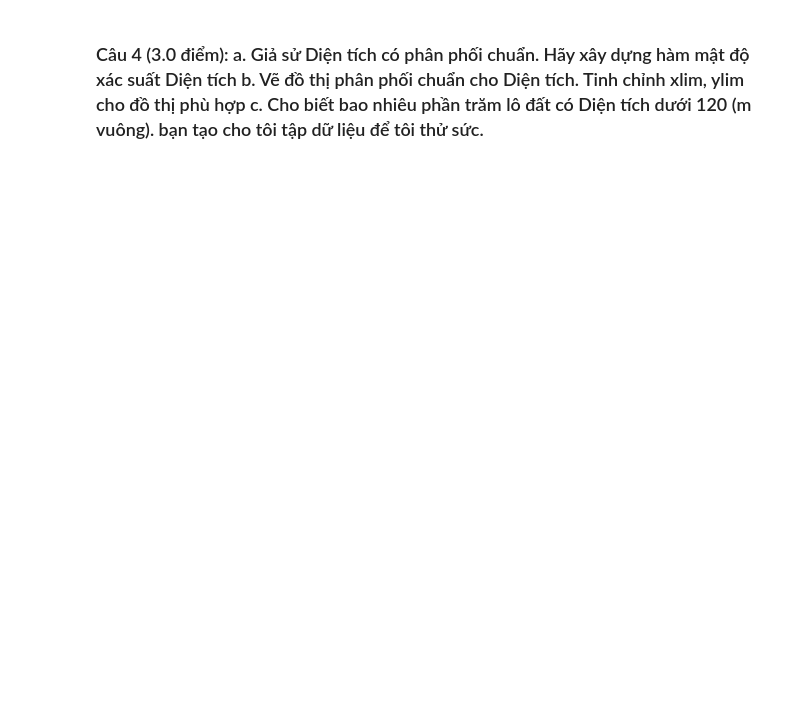
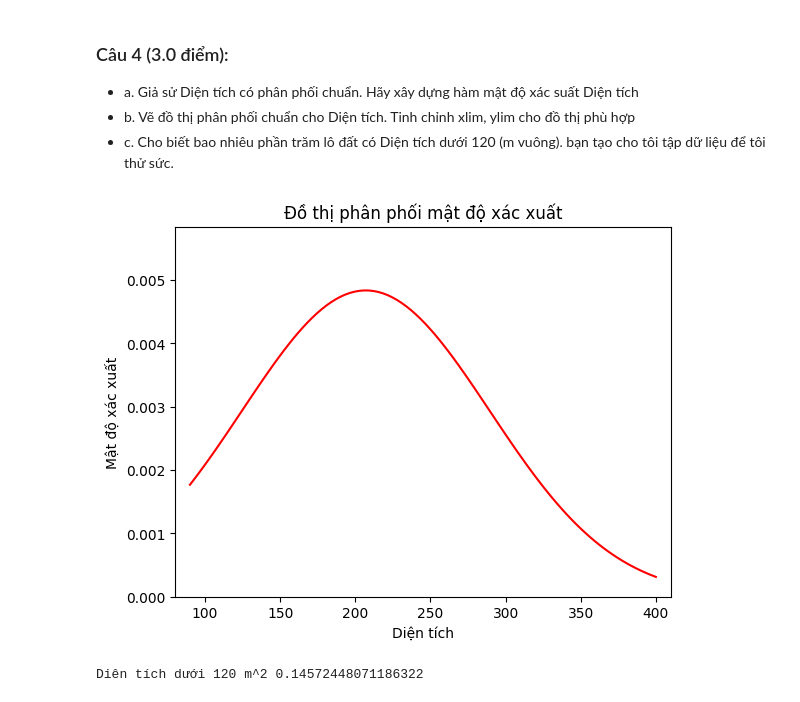
Before and after one commit to sjsjsmsmsj/TKMT, a Jupyter notebook: OnThiGiuaKi/De1/TuLam.ipynb, the cells around one changed output. Saved outputs shown, nothing was run; the diff lists cells and outputs as text; code cells hidden in the pictures; blank space fills up the shorter version.

```diff
--- a/OnThiGiuaKi/De1/TuLam.ipynb
+++ b/OnThiGiuaKi/De1/TuLam.ipynb
@@ -7 +57,11 @@
+# %%
+def tinhGiaDat(row):
+    if row['LoaiDat'] == 1:
+        return row['DienTich'] * 2
+    elif row['LoaiDat'] == 2:
+        return row['DienTich'] * (row['MatTien'] ** 2)
+    else:
+        return "Không xác định"
+# apply
+df['TienGiaDat'] = df.apply(tinhGiaDat, axis=1) # axis = 1 theo cột, axis = 0 theo dòng
 # %% [markdown]
@@ -8,0 +72,10 @@
+# %%
+def chuyenDoiDat(row):
+    if row['LoaiDat'] == 1:
+        return row['DienTich'] * 15
+    else:
+        return "Chưa có công văn"
+# apply
+df['ChuyenDoi'] = df.apply(chuyenDoiDat, axis=1)
+trich_loc = df[df['ChuyenDoi'] != 'Chưa có công văn']
+print(trich_loc)
@@ -9,2 +92,35 @@
 # %% [markdown]
- ### Câu 4 (3.0 điểm):  a. Giả sử Diện tích có phân phối chuẩn. Hãy xây dựng hàm mật độ xác suất Diện tích b. Vẽ đồ thị phân phối chuẩn cho Diện tích. Tinh chỉnh xlim, ylim cho đồ thị phù hợp c. Cho biết bao nhiêu phần trăm lô đất có Diện tích dưới 120 (m vuông). bạn tạo cho tôi tập dữ liệu để tôi thử sức.
+ ### Câu 4 (3.0 điểm):
+ - a. Giả sử Diện tích có phân phối chuẩn. Hãy xây dựng hàm mật độ xác suất Diện tích
+ - b. Vẽ đồ thị phân phối chuẩn cho Diện tích. Tinh chỉnh xlim, ylim cho đồ thị phù hợp
+ - c. Cho biết bao nhiêu phần trăm lô đất có Diện tích dưới 120 (m vuông). bạn tạo cho tôi tập dữ liệu để tôi thử sức.
+# %%
+# a
+# hàm mật độ xác xuất là pdf
+import scipy.stats as stats
+import numpy as np
+# hàm mật độ ta cần truyền vào là x, trung bình và độ lệch chuẩn
+def ham_mat_do(x, mean, std):
+    return stats.norm.pdf(x, mean, std)
+
+trung_binh = df['DienTich'].mean()
+do_lech_chuan = df['DienTich'].std()
+x = np.linspace(df['DienTich'].min(), df['DienTich'].max(), 100)
+y = ham_mat_do(x, trung_binh, do_lech_chuan)
+# %%
+import matplotlib.pyplot as plt
+plt.plot(x, y, color='red')
+plt.xlabel("Diện tích")
+plt.ylabel("Mật độ xác xuất")
+plt.title("Đồ thị phân phối mật độ xác xuất")
+plt.xlim(df['DienTich'].min() - 10, df['DienTich'].max() + 10)
+plt.ylim(0, max(y + 0.001))
+plt.show()
+# %% [output]
+[figure, added]
+# %%
+# sử dụng cdf
+dien_tich_duoi_120 = stats.norm.cdf(120, trung_binh, do_lech_chuan)
+print("Diên tích dưới 120 m^2", dien_tich_duoi_120)
+# %% [output]
+Diên tích dưới 120 m^2 0.14572448071186322
```
Also changed, not shown: parts of 8 cells of this notebook, 1 other file.
